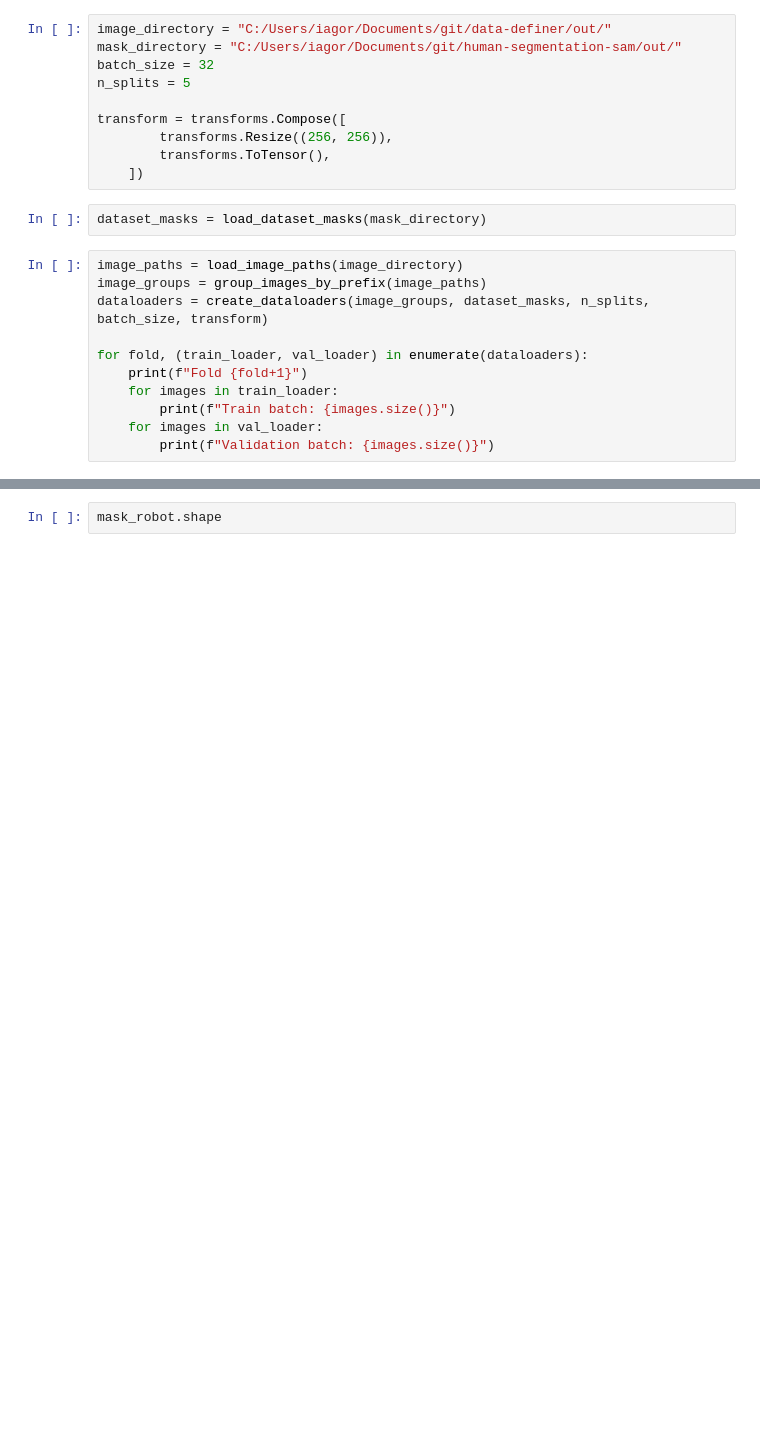
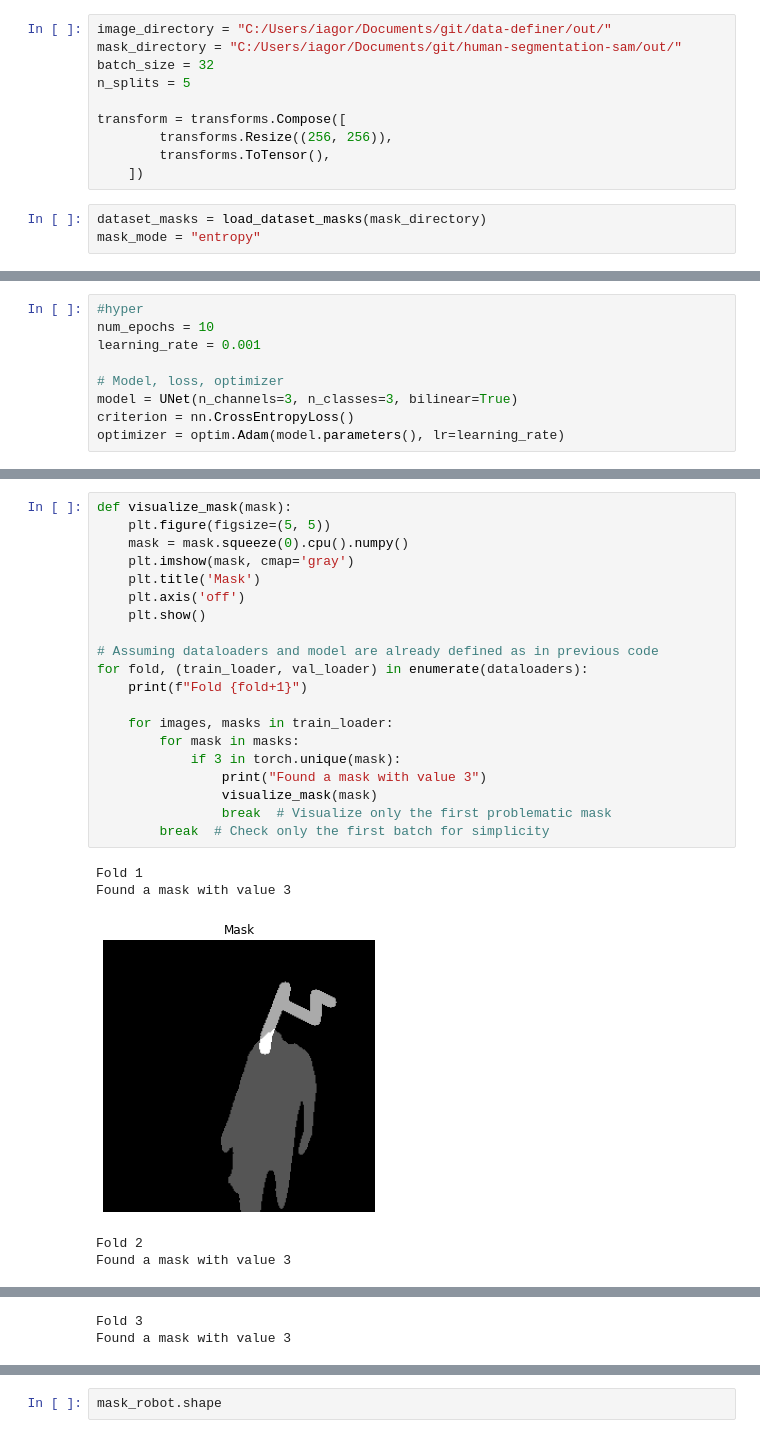
Before and after one commit to iagorichard/train-segmentation-human-robot, a Jupyter notebook: tests.ipynb, the cells around one changed output, grey strips where cells are left out. Cells and saved outputs as stored; diff of their text form; blank space fills up the shorter version.

```diff
--- a/tests.ipynb
+++ b/tests.ipynb
@@ -168,14 +223,4 @@ transform = transforms.Compose([
     ])
 # %%
 dataset_masks = load_dataset_masks(mask_directory)
+mask_mode = "entropy"
-# %%
-image_paths = load_image_paths(image_directory)
-image_groups = group_images_by_prefix(image_paths)
-dataloaders = create_dataloaders(image_groups, dataset_masks, n_splits, batch_size, transform)
-
-for fold, (train_loader, val_loader) in enumerate(dataloaders):
-    print(f"Fold {fold+1}")
-    for images in train_loader:
-        print(f"Train batch: {images.size()}")
-    for images in val_loader:
-        print(f"Validation batch: {images.size()}")
@@ -218,0 +227,9 @@ shape_lista(dataset_masks['1_2_12'])
+# %%
+#hyper
+num_epochs = 10
+learning_rate = 0.001
+
+# Model, loss, optimizer
+model = UNet(n_channels=3, n_classes=3, bilinear=True)
+criterion = nn.CrossEntropyLoss()
+optimizer = optim.Adam(model.parameters(), lr=learning_rate)
@@ -218,0 +279,26 @@ shape_lista(dataset_masks['1_2_12'])
+# %%
+def visualize_mask(mask):
+    plt.figure(figsize=(5, 5))
+    mask = mask.squeeze(0).cpu().numpy()
+    plt.imshow(mask, cmap='gray')
+    plt.title('Mask')
+    plt.axis('off')
+    plt.show()
+
+# Assuming dataloaders and model are already defined as in previous code
+for fold, (train_loader, val_loader) in enumerate(dataloaders):
+    print(f"Fold {fold+1}")
+
+    for images, masks in train_loader:
+        for mask in masks:
+            if 3 in torch.unique(mask):
+                print("Found a mask with value 3")
+                visualize_mask(mask)
+                break  # Visualize only the first problematic mask
+        break  # Check only the first batch for simplicity
+# %% [output]
+Fold 1
+Found a mask with value 3
+[figure, added]
+Fold 2
+Found a mask with value 3
@@ -218,0 +306,2 @@ shape_lista(dataset_masks['1_2_12'])
+Fold 3
+Found a mask with value 3
```
Also changed, not shown: parts of 16 cells of this notebook, 1 other file.
